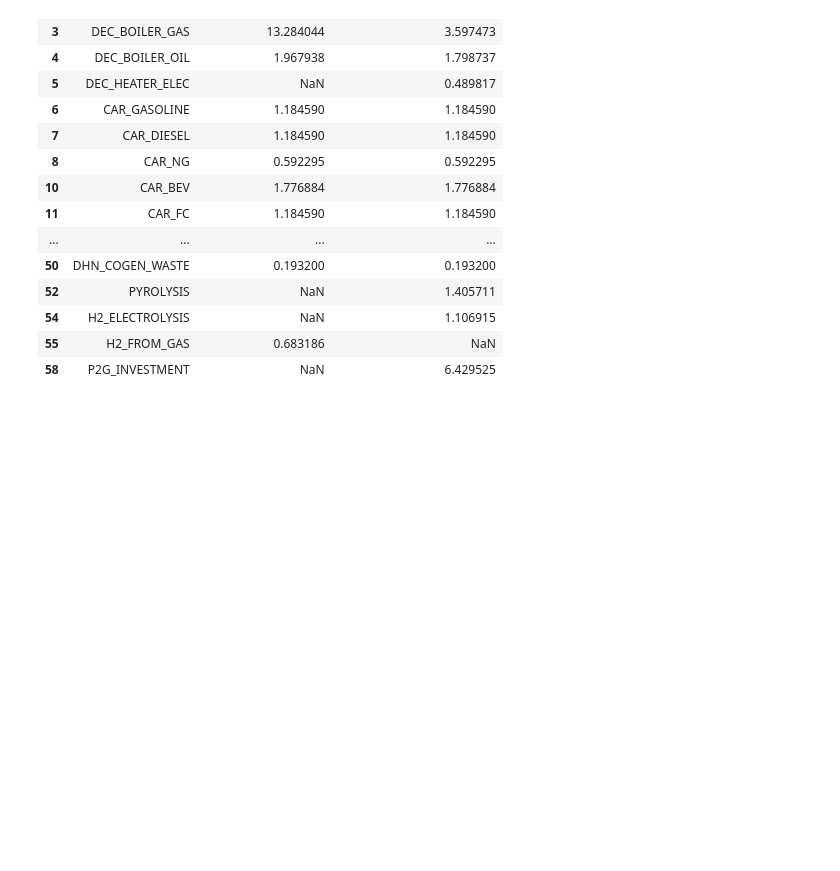
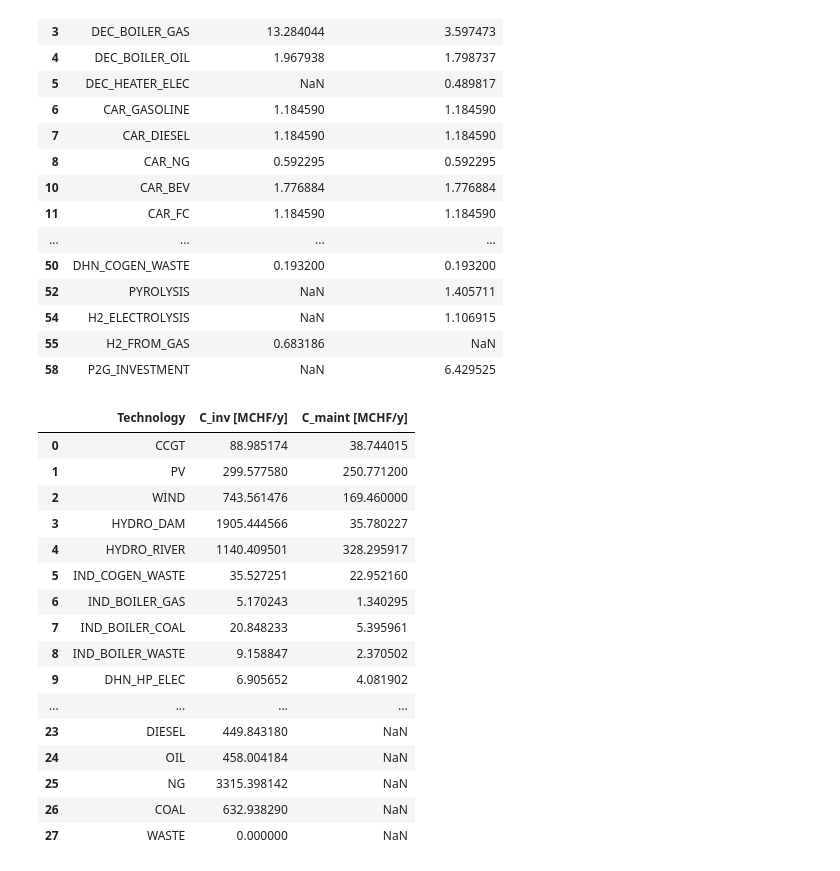
Before and after one commit to DieckmannDaniel/Git_energy_model, a Jupyter notebook: Code/visualization.ipynb, the cells around one changed output. Saved outputs shown, nothing was run; the diff lists cells and outputs as text; code cells hidden in the pictures; blank space fills up the shorter version.

```diff
--- a/Code/visualization.ipynb
+++ b/Code/visualization.ipynb
@@ -588,0 +909,20 @@ make_sankey("GWP_min_baseline_results")
+# %%
+TOTEX_min_baseline_cost_breakdown
+# %% [output]
+|  | Technology | C_inv [MCHF/y] | C_maint [MCHF/y] |
+| 0 | CCGT | 88.985174 | 38.744015 |
+| 1 | PV | 299.577580 | 250.771200 |
+| 2 | WIND | 743.561476 | 169.460000 |
+| 3 | HYDRO_DAM | 1905.444566 | 35.780227 |
+| 4 | HYDRO_RIVER | 1140.409501 | 328.295917 |
+| 5 | IND_COGEN_WASTE | 35.527251 | 22.952160 |
+| 6 | IND_BOILER_GAS | 5.170243 | 1.340295 |
+| 7 | IND_BOILER_COAL | 20.848233 | 5.395961 |
+| 8 | IND_BOILER_WASTE | 9.158847 | 2.370502 |
+| 9 | DHN_HP_ELEC | 6.905652 | 4.081902 |
+| ... | ... | ... | ... |
+| 23 | DIESEL | 449.843180 | NaN |
+| 24 | OIL | 458.004184 | NaN |
+| 25 | NG | 3315.398142 | NaN |
+| 26 | COAL | 632.938290 | NaN |
+| 27 | WASTE | 0.000000 | NaN |
```
Also changed, not shown: parts of 8 cells of this notebook.
